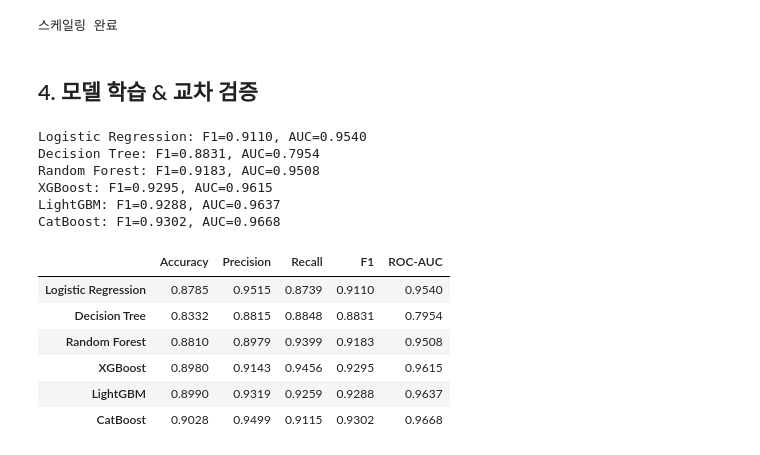
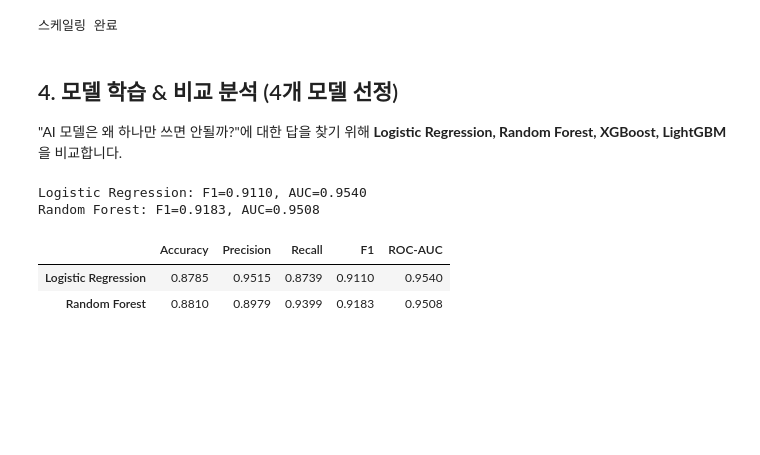
Before and after one commit to PARK1217/quest1_festcampus, a Jupyter notebook: credit_scoring_model.ipynb, the cells around one changed output. Saved outputs shown, nothing was run; the diff lists cells and outputs as text; code cells hidden in the pictures; blank space fills up the shorter version.

```diff
--- a/credit_scoring_model.ipynb
+++ b/credit_scoring_model.ipynb
@@ -228,14 +220,11 @@ X_test_scaled = scaler.transform(X_test)
 print('스케일링 완료')
 # %% [output]
 스케일링 완료
-# %% [markdown]
-## 4. 모델 학습 & 교차 검증
+# %% [markdown]
+## 4. 모델 학습 & 비교 분석 (4개 모델 선정)
+
+"AI 모델은 왜 하나만 쓰면 안될까?"에 대한 답을 찾기 위해 **Logistic Regression, Random Forest, XGBoost, LightGBM**을 비교합니다.
 # %%
-from catboost import CatBoostClassifier
-from sklearn.tree import DecisionTreeClassifier
-
-# --- 모델 설정 (여기서 어떤 AI 모델들을 쓸지 결정해요) ---
-# 불균형 비율 계산 (대출 승인이 거절된 사람이 훨씬 많아서, 공평하게 배우도록 비율을 맞춰주는 거예요!)
 neg_count = (y_train == 0).sum()
 pos_count = (y_train == 1).sum()
 scale_pos = neg_count / pos_count
@@ -246,66 +235,51 @@ models = {
     'Logistic Regression': LogisticRegression(
         class_weight='balanced', max_iter=1000, random_state=RANDOM_STATE
     ),
-    # 2. 의사결정나무: 스무고개 하듯이 질문하며 찾아가는 솔로 가수 (설명이 쉬워요)
-    'Decision Tree': DecisionTreeClassifier(
-        class_weight='balanced', random_state=RANDOM_STATE
-    ),
 
     # --- [앙상블 모델: 여러 명이 팀을 짜서 판단해요 (아이돌 그룹)] ---
-    # 3. 랜덤 포레스트: 여러 나무들이 투표해서 결정하는 안정적인 아이돌 그룹
+    # 2. 랜덤 포레스트: 여러 나무들이 투표해서 결정하는 안정적인 아이돌 그룹
     'Random Forest': RandomForestClassifier(
         class_weight='balanced', n_estimators=200, random_state=RANDOM_STATE, n_jobs=-1
     ),
-    # 4. XGBoost: 틀린 문제를 복습하며 실력을 키우는 똑똑한 1등 후보 그룹
-    'XGBoost': XGBClassifier(
-        scale_pos_weight=1/scale_pos, n_estimators=200,
-        eval_metric='logloss', random_state=RANDOM_STATE, n_jobs=-1
-    ),
-    # 5. LightGBM: 속도가 매우 빠르고 효율적인 퍼포먼스 그룹
-    'LightGBM': LGBMClassifier(
-        is_unbalance=True, n_estimators=200,
-        random_state=RANDOM_STATE, n_jobs=-1, verbose=-1
-    ),
-    # 6. CatBoost: [최종 병기] 글자 데이터 처리에 강하고 성능이 뛰어난 신인 그룹
-    'CatBoost': CatBoostClassifier(
-        auto_class_weights='Balanced', iterations=200, verbose=0, random_state=RANDOM_STATE
-    )
+    # # 3. XGBoost: 틀린 문제를 복습하며 실력을 키우는 똑똑한 1등 후보 그룹
+    # 'XGBoost': XGBClassifier(
+    #     scale_pos_weight=1/scale_pos, n_estimators=200,
+    #     eval_metric='logloss', random_state=RANDOM_STATE, n_jobs=-1
+    # ),
+    # # 4. LightGBM: 속도가 매우 빠르고 효율적인 퍼포먼스 그룹
+    # 'LightGBM': LGBMClassifier(
+    #     is_unbalance=True, n_estimators=200,
+    #     random_state=RANDOM_STATE, n_jobs=-1, verbose=-1
+    # )
 }
 
 # 5-Fold Stratified CV
 cv = StratifiedKFold(n_splits=5, shuffle=True, random_state=RANDOM_STATE)
 scoring = ['accuracy', 'precision', 'recall', 'f1', 'roc_auc']
 
 cv_results = {}
+
 for name, model in models.items():
     result = cross_validate(
         model, X_train_scaled, y_train, cv=cv, scoring=scoring, n_jobs=-1
     )
     cv_results[name] = {
         'Accuracy': result['test_accuracy'].mean(),
         'Precision': result['test_precision'].mean(),
         'Recall': result['test_recall'].mean(),
         'F1': result['test_f1'].mean(),
         'ROC-AUC': result['test_roc_auc'].mean(),
     }
     print(f'{name}: F1={cv_results[name]["F1"]:.4f}, AUC={cv_results[name]["ROC-AUC"]:.4f}')
 
 cv_df = pd.DataFrame(cv_results).T.round(4)
 cv_df
 # %% [output]
 Logistic Regression: F1=0.9110, AUC=0.9540
-Decision Tree: F1=0.8831, AUC=0.7954
 Random Forest: F1=0.9183, AUC=0.9508
-XGBoost: F1=0.9295, AUC=0.9615
-LightGBM: F1=0.9288, AUC=0.9637
-CatBoost: F1=0.9302, AUC=0.9668
 |  | Accuracy | Precision | Recall | F1 | ROC-AUC |
 | Logistic Regression | 0.8785 | 0.9515 | 0.8739 | 0.9110 | 0.9540 |
-| Decision Tree | 0.8332 | 0.8815 | 0.8848 | 0.8831 | 0.7954 |
 | Random Forest | 0.8810 | 0.8979 | 0.9399 | 0.9183 | 0.9508 |
-| XGBoost | 0.8980 | 0.9143 | 0.9456 | 0.9295 | 0.9615 |
-| LightGBM | 0.8990 | 0.9319 | 0.9259 | 0.9288 | 0.9637 |
-| CatBoost | 0.9028 | 0.9499 | 0.9115 | 0.9302 | 0.9668 |
 # %%
 # 교차 검증 결과 바 차트
 fig, ax = plt.subplots(figsize=(12, 5))
```
Also changed, not shown: parts of 21 cells of this notebook, 9 other files.
